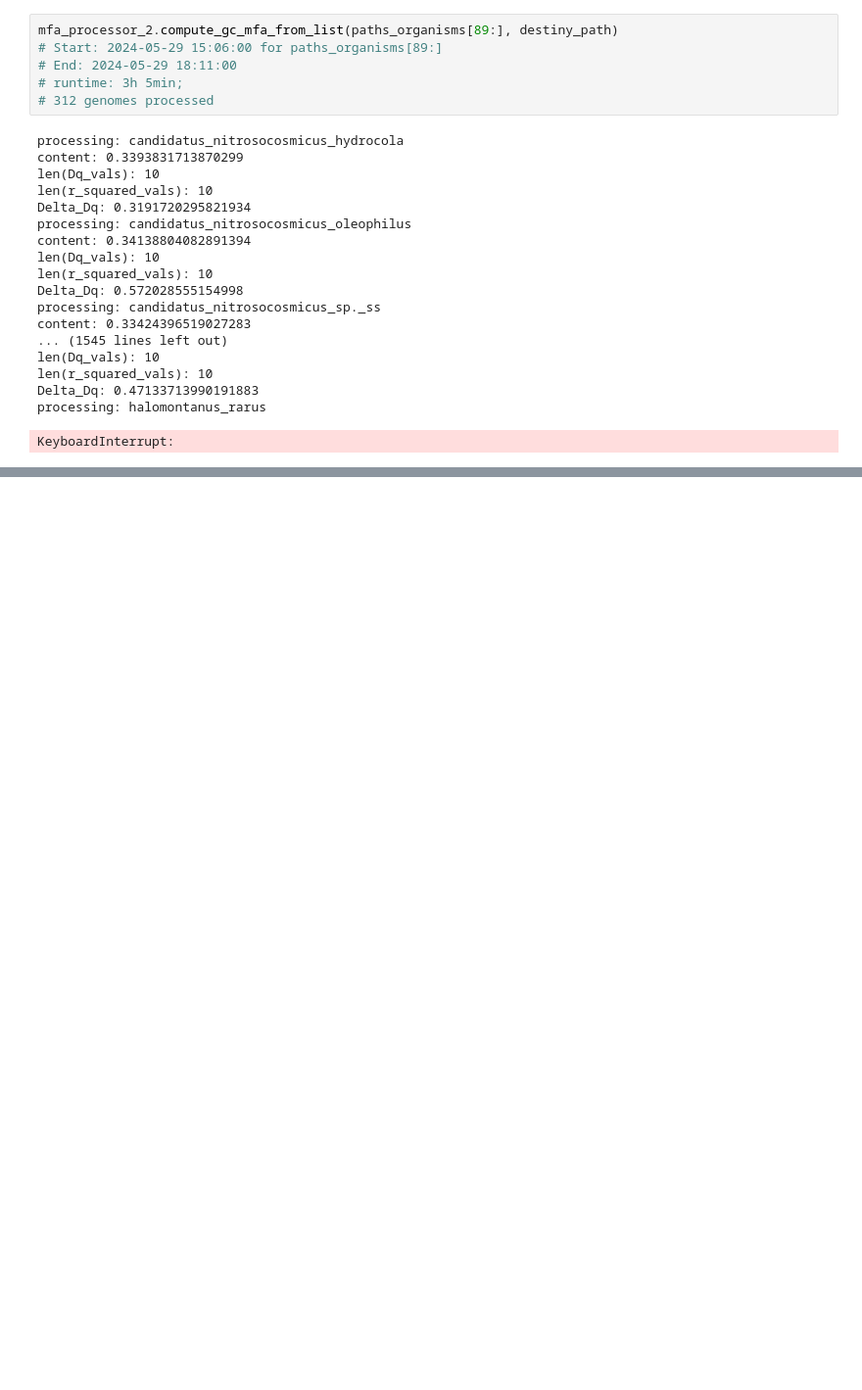
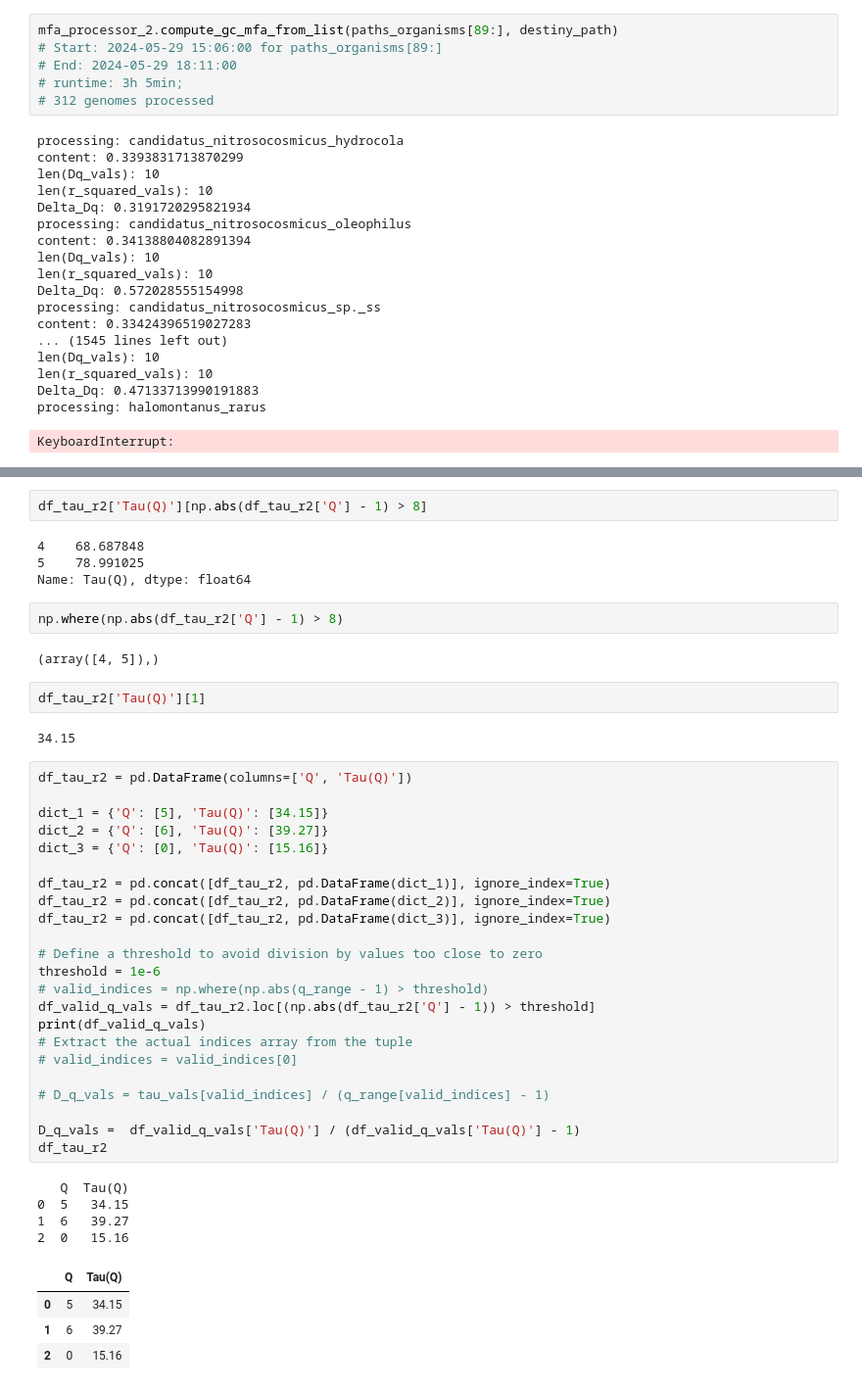
Before and after one commit to DiegoFLM/Analysis-of-microbial-genomes--MFA-GC-content-lifestyle-and-human-microbiome, a Jupyter notebook: notebooks_and_info/data_analysis/mfa_processing/genomes_processing.ipynb, the cells around one changed output, grey strips where cells are left out. Shown at 98% size. Saved outputs shown, nothing was run; the diff lists cells and outputs as text; blank space fills up the shorter version.

```diff
--- a/notebooks_and_info/data_analysis/mfa_processing/genomes_processing.ipynb
+++ b/notebooks_and_info/data_analysis/mfa_processing/genomes_processing.ipynb
@@ -177,0 +218,46 @@ AGCTCACTGGTGGTTGTACAGTCACTTTATTGCATTACCATTAGGTTGGGGATTTGTTGCAATGTATGACAGAAGAGTTC
+# %%
+df_tau_r2['Tau(Q)'][np.abs(df_tau_r2['Q'] - 1) > 8]
+# %% [output]
+4    68.687848
+5    78.991025
+Name: Tau(Q), dtype: float64
+# %%
+np.where(np.abs(df_tau_r2['Q'] - 1) > 8)
+# %% [output]
+(array([4, 5]),)
+# %%
+df_tau_r2['Tau(Q)'][1]
+# %% [output]
+34.15
+# %%
+df_tau_r2 = pd.DataFrame(columns=['Q', 'Tau(Q)'])
+
+dict_1 = {'Q': [5], 'Tau(Q)': [34.15]}
+dict_2 = {'Q': [6], 'Tau(Q)': [39.27]}
+dict_3 = {'Q': [0], 'Tau(Q)': [15.16]}
+
+df_tau_r2 = pd.concat([df_tau_r2, pd.DataFrame(dict_1)], ignore_index=True)
+df_tau_r2 = pd.concat([df_tau_r2, pd.DataFrame(dict_2)], ignore_index=True)
+df_tau_r2 = pd.concat([df_tau_r2, pd.DataFrame(dict_3)], ignore_index=True)
+
+# Define a threshold to avoid division by values too close to zero
+threshold = 1e-6
+# valid_indices = np.where(np.abs(q_range - 1) > threshold)
+df_valid_q_vals = df_tau_r2.loc[(np.abs(df_tau_r2['Q'] - 1)) > threshold]
+print(df_valid_q_vals)
+# Extract the actual indices array from the tuple
+# valid_indices = valid_indices[0]
+
+# D_q_vals = tau_vals[valid_indices] / (q_range[valid_indices] - 1)
+
+D_q_vals =  df_valid_q_vals['Tau(Q)'] / (df_valid_q_vals['Tau(Q)'] - 1)
+df_tau_r2
+# %% [output]
+   Q  Tau(Q)
+0  5   34.15
+1  6   39.27
+2  0   15.16
+|  | Q | Tau(Q) |
+| 0 | 5 | 34.15 |
+| 1 | 6 | 39.27 |
+| 2 | 0 | 15.16 |
```
Also changed, not shown: parts of 19 cells of this notebook, 2 other files.
